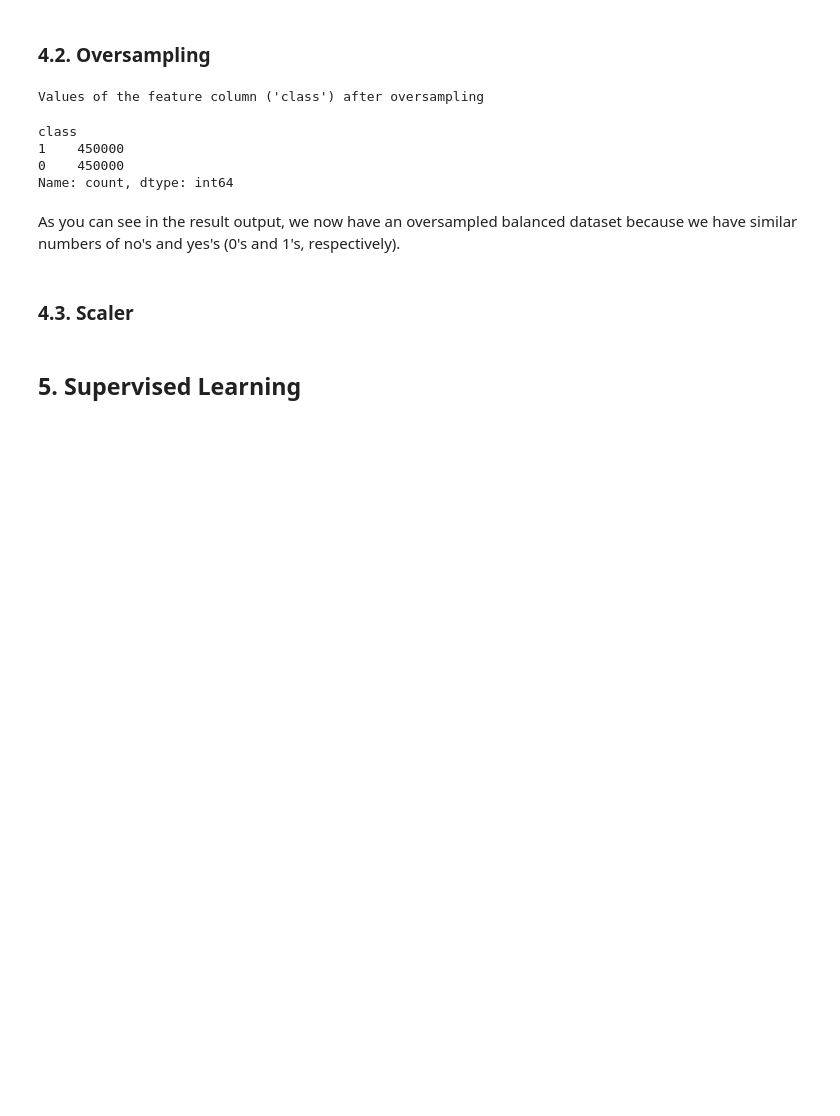
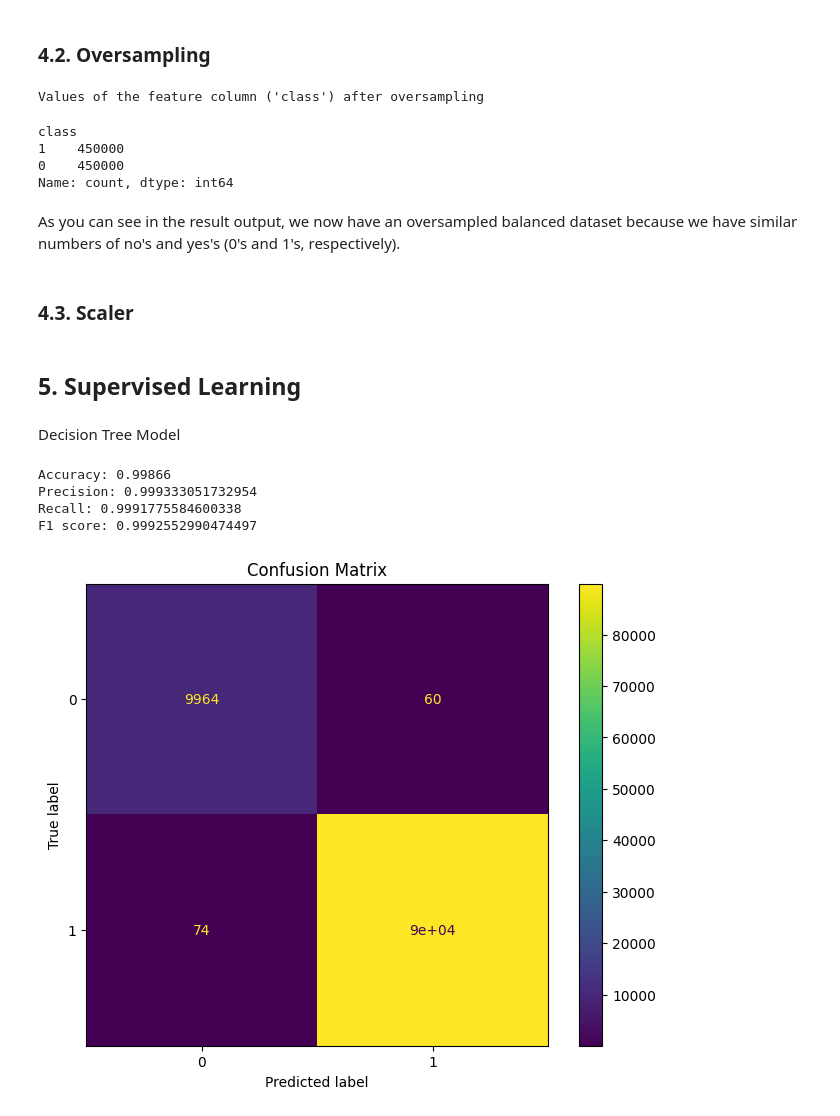
Before and after one commit to MitsukiS16/Evasive-PDF-Samples, a Jupyter notebook: Notebook.ipynb, the cells around one changed output. Drawn from its saved outputs; the diff is of its cells as text; code cells hidden in the pictures; blank space fills up the shorter version.

Commit message:
started Tree decision
, missing testing with 2 types of dataset

```diff
--- a/Notebook.ipynb
+++ b/Notebook.ipynb
@@ -290,3 +293,5 @@ As you can see in the result output, we now have an oversampled balanced dataset
 ### 4.3. Scaler
 # %% [markdown]
 ## 5. Supervised Learning
+# %% [markdown]
+Decision Tree Model
@@ -292,0 +311,43 @@ As you can see in the result output, we now have an oversampled balanced dataset
+# %%
+def train_classifier(model_data, classifier, testSize):
+    # split data for trainging and testing
+    x = model_data.drop(columns = ['class'], axis = 1)
+    target = model_data['class']
+    x_train, x_test, y_train, y_test = train_test_split(x, target, test_size = testSize, random_state = 42)
+
+    # Fit the classifier to the training data
+    classifier.fit(x_train, y_train)
+
+    # Evaluate the classifier on the test data
+    values = test_model(classifier, x_test, y_test)
+
+    return values
+# %%
+def decision_tree_algorithm(dataset, test_size=0.2):
+    # Model using Decision Tree algorithm
+    decision_tree_classifier = tree.DecisionTreeClassifier(random_state = 0)
+
+    (accuracy, precision, recall, f1, conf_matrix) = train_classifier(dataset, decision_tree_classifier, test_size)
+
+    return accuracy, precision, recall, f1, conf_matrix, decision_tree_classifier
+# %%
+decision_tree_values = decision_tree_algorithm(sample)
+(accuracy, precision, recall, f1, conf_matrix, decision_tree_classifier) = decision_tree_values
+
+print("Accuracy:", accuracy)
+print("Precision:", precision)
+print("Recall:", recall)
+print("F1 score:", f1)
+disp = metrics.ConfusionMatrixDisplay(confusion_matrix = conf_matrix, display_labels = decision_tree_classifier.classes_)
+
+# Plot the confusion matrix
+fig, ax = plt.subplots(figsize=(8, 6))
+disp.plot(ax=ax)
+ax.set_title('Confusion Matrix')
+plt.show()
+# %% [output]
+Accuracy: 0.99866
+Precision: 0.999333051732954
+Recall: 0.9991775584600338
+F1 score: 0.9992552990474497
+[figure, added]
```
Also changed, not shown: parts of 4 cells of this notebook.
